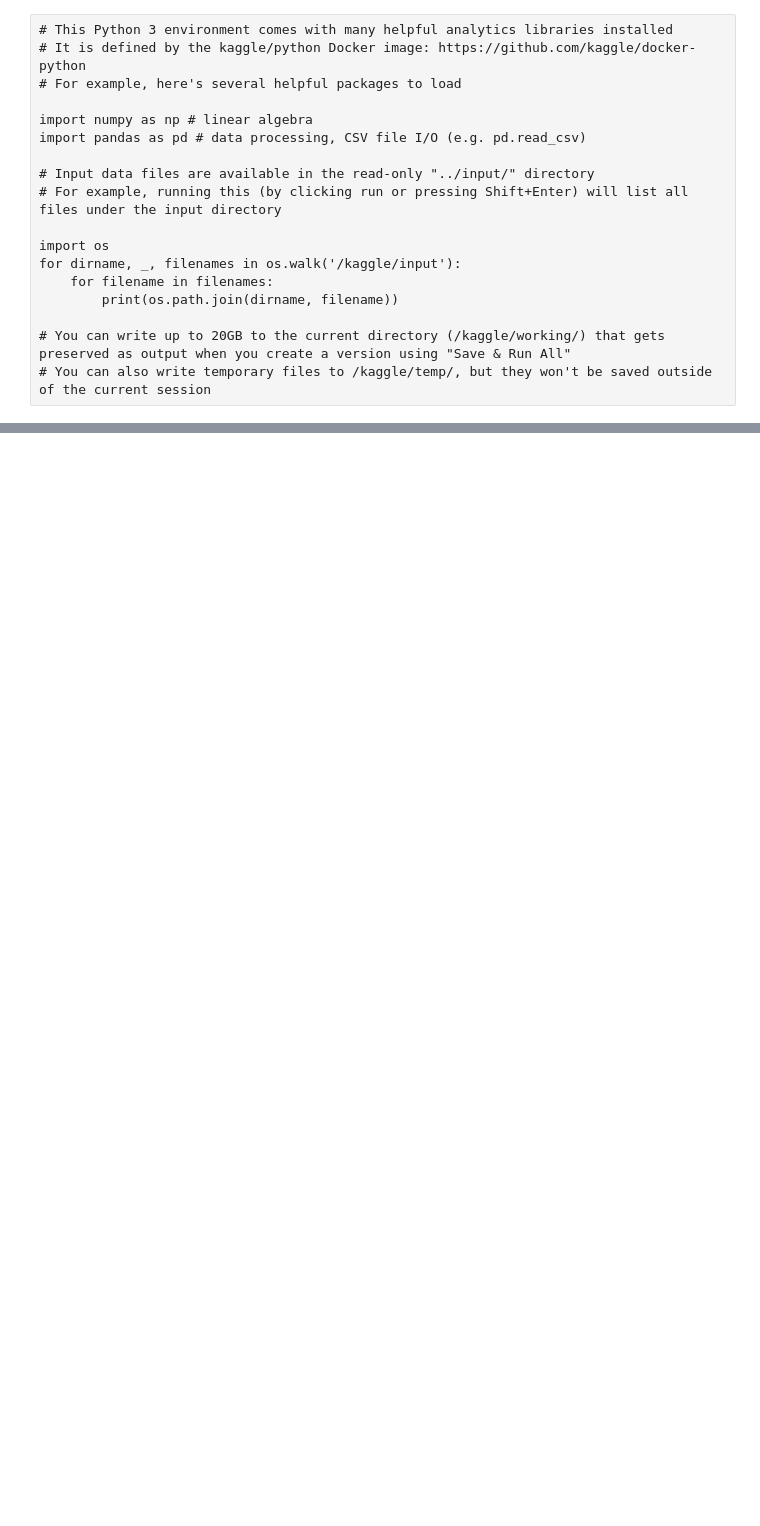
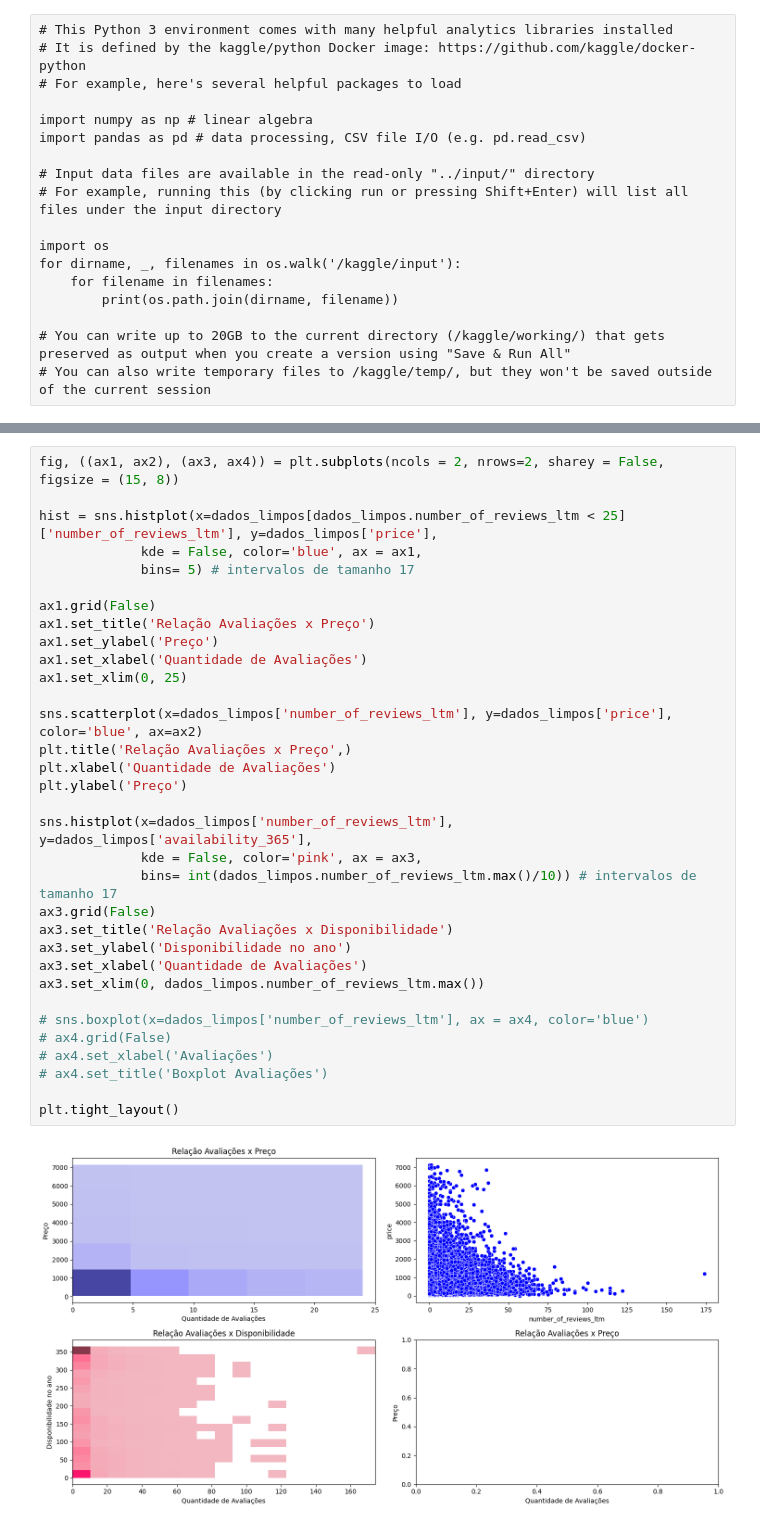
Before and after one commit to glauciapamponet/AirbnbAnalisys, a Jupyter notebook: airbnb-analysis.ipynb, the cells around one changed output, grey strips where cells are left out. Drawn from its saved outputs; the diff is of its cells as text; blank space fills up the shorter version.

```diff
--- a/airbnb-analysis.ipynb
+++ b/airbnb-analysis.ipynb
@@ -70,0 +110,35 @@ ax1.set_xlim(0, 30000)
+# %%
+fig, ((ax1, ax2), (ax3, ax4)) = plt.subplots(ncols = 2, nrows=2, sharey = False, figsize = (15, 8))
+
+hist = sns.histplot(x=dados_limpos[dados_limpos.number_of_reviews_ltm < 25]['number_of_reviews_ltm'], y=dados_limpos['price'],
+             kde = False, color='blue', ax = ax1,
+             bins= 5) # intervalos de tamanho 17
+
+ax1.grid(False)
+ax1.set_title('Relação Avaliações x Preço')
+ax1.set_ylabel('Preço')
+ax1.set_xlabel('Quantidade de Avaliações')
+ax1.set_xlim(0, 25)
+
+sns.scatterplot(x=dados_limpos['number_of_reviews_ltm'], y=dados_limpos['price'], color='blue', ax=ax2)
+plt.title('Relação Avaliações x Preço',)
+plt.xlabel('Quantidade de Avaliações')
+plt.ylabel('Preço')
+
+sns.histplot(x=dados_limpos['number_of_reviews_ltm'], y=dados_limpos['availability_365'],
+             kde = False, color='pink', ax = ax3,
+             bins= int(dados_limpos.number_of_reviews_ltm.max()/10)) # intervalos de tamanho 17
+ax3.grid(False)
+ax3.set_title('Relação Avaliações x Disponibilidade')
+ax3.set_ylabel('Disponibilidade no ano')
+ax3.set_xlabel('Quantidade de Avaliações')
+ax3.set_xlim(0, dados_limpos.number_of_reviews_ltm.max())
+
+# sns.boxplot(x=dados_limpos['number_of_reviews_ltm'], ax = ax4, color='blue')
+# ax4.grid(False)
+# ax4.set_xlabel('Avaliações')
+# ax4.set_title('Boxplot Avaliações')
+
+plt.tight_layout()
+# %% [output]
+[figure, added]
```
Also changed, not shown: parts of 4 cells of this notebook.
